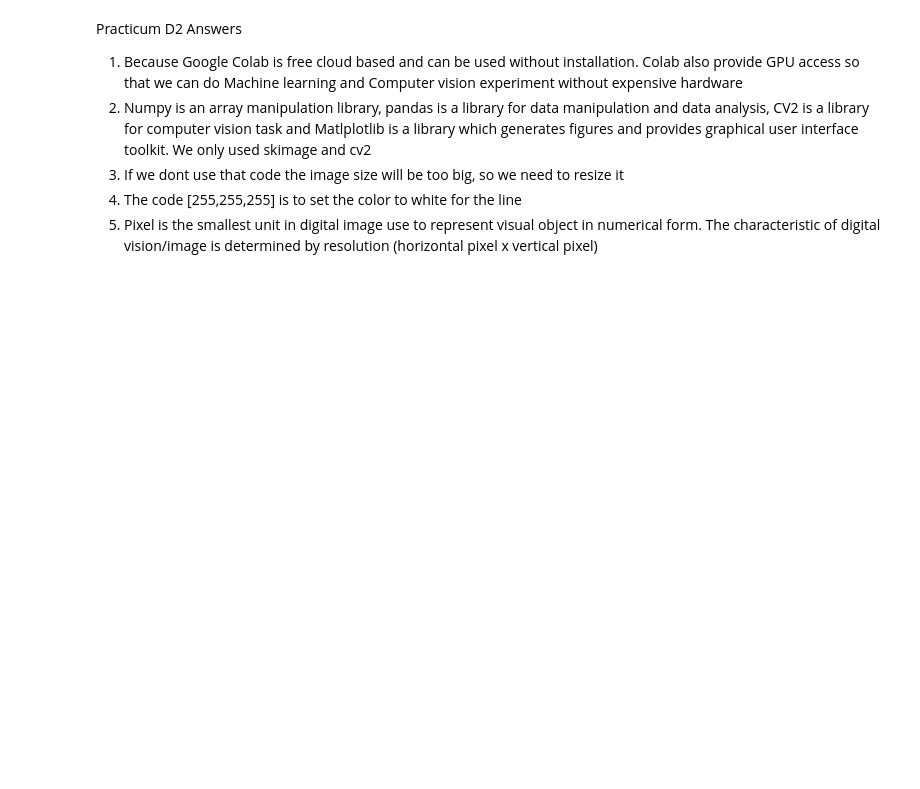
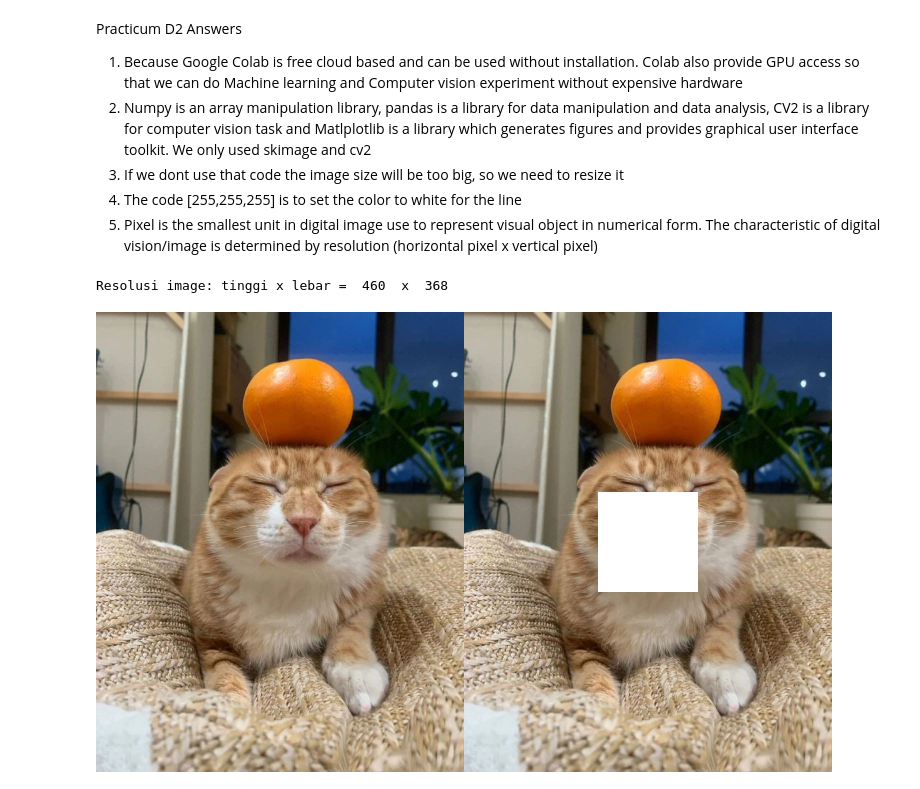
Before and after one commit to bimamj/PCVK_2026, a Jupyter notebook: Week1.ipynb, the cells around one changed output. Cells and saved outputs as stored; diff of their text form; code cells hidden in the pictures; blank space fills up the shorter version.

```diff
--- a/Week1.ipynb
+++ b/Week1.ipynb
@@ -45,3 +45,56 @@ Practicum D2 Answers
 3. If we dont use that code the image size will be too big, so we need to resize it
 4. The code [255,255,255] is to set the color to white for the line
 5. Pixel is the smallest unit in digital image use to represent visual object in numerical form. The characteristic of digital vision/image is determined by resolution (horizontal pixel x vertical pixel)
+# %%
+import numpy as np
+import pandas as pd
+import cv2 as cv
+from google.colab.patches import cv2_imshow # for image display
+from skimage import io
+from skimage import transform
+from PIL import Image
+import matplotlib.pylab as plt
+
+image = io.imread("https://i.pinimg.com/736x/23/03/0e/23030e5d5a88da8171684365cca2482d.jpg")
+image = cv.resize(image, (0,0), fx=0.5, fy=0.5)
+image_2 = cv.cvtColor(image, cv.COLOR_BGR2RGB)
+image_3 = cv.cvtColor(image, cv.COLOR_BGR2RGB)
+
+tinggi = image_2.shape[0]
+lebar = image_2.shape[1]
+print("Resolusi image: tinggi x lebar = ",tinggi, " x ",lebar)
+# middle vertical line
+# for x in range (tinggi):
+#   image_3[x, int((lebar)/2)] = [255, 255, 255]
+# diagonal cross
+# for row in range(tinggi):
+#   col1 = int(row * (lebar / tinggi))
+#   col2 = int((lebar - 1) - (row * (lebar / tinggi)))
+#   if col1 < lebar:
+#     image_3[row, col1] = [255, 255, 255]
+#   if col2 >= 0:
+#     image_3[row, col2] = [255, 255, 255]
+# certain length line
+# cy = tinggi // 2
+# start_x = 50
+# end_x = 250
+# for x in range(start_x, end_x):
+#   if x < lebar:
+#     image_3[cy, x] = [255, 255, 255]
+# square
+sisi = 100
+start_x = (lebar // 2) - (sisi // 2)
+start_y = (tinggi // 2) - (sisi // 2)
+end_x = start_x + sisi
+end_y = start_y + sisi
+
+# loop tiap y tinggi kotak
+for y in range(start_y, end_y):
+    # loop tiap x lebar kotak
+    for x in range(start_x, end_x):
+      image_3[y, x] = [255, 255, 255]  # Fill pixel with white
+final_frame = cv.hconcat((image_2, image_3))
+cv2_imshow(final_frame)
+# %% [output]
+Resolusi image: tinggi x lebar =  460  x  368
+[figure, added]
```
